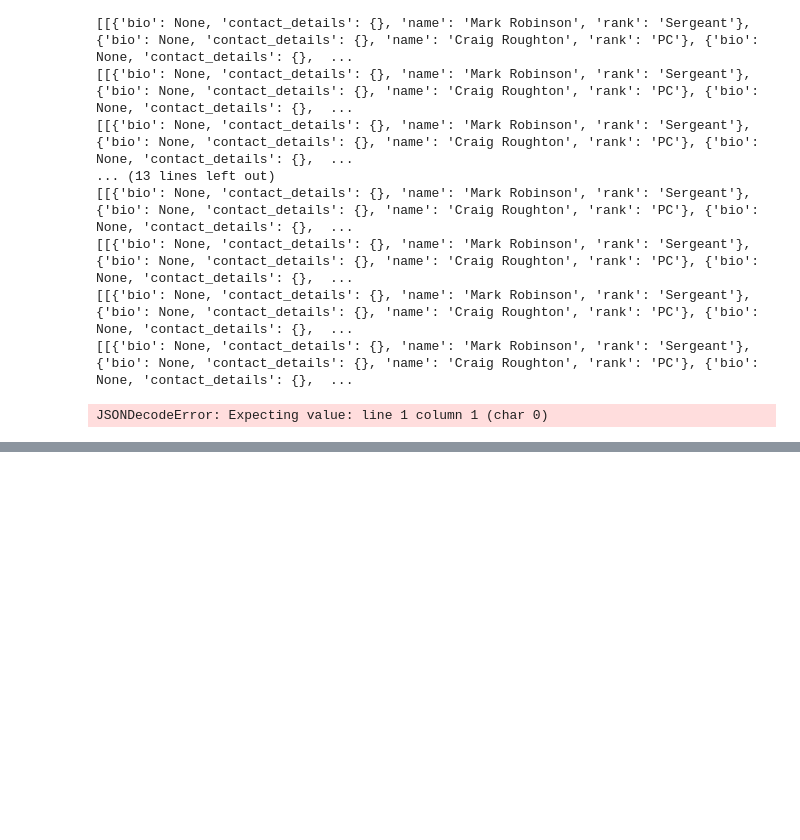
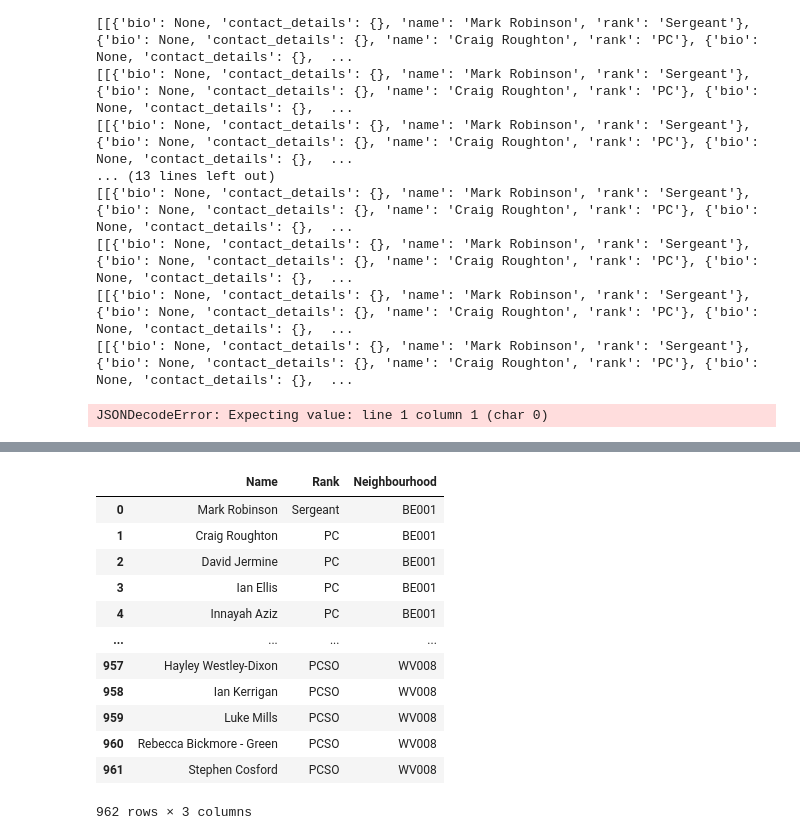
Before and after one commit to Dekonium/Justice-League, a Jupyter notebook: Departments.ipynb, the cells around one changed output, grey strips where cells are left out. Saved outputs shown, nothing was run; the diff lists cells and outputs as text; code cells hidden in the pictures; blank space fills up the shorter version.

```diff
--- a/Departments.ipynb
+++ b/Departments.ipynb
@@ -167,0 +306,18 @@ data_df
+# %%
+data_df = pd.DataFrame({i:pd.Series(j) for i, j in data.items()})
+# %%
+data_df
+# %% [output]
+|  | Name | Rank | Neighbourhood |
+| 0 | Mark Robinson | Sergeant | BE001 |
+| 1 | Craig Roughton | PC | BE001 |
+| 2 | David Jermine | PC | BE001 |
+| 3 | Ian Ellis | PC | BE001 |
+| 4 | Innayah Aziz | PC | BE001 |
+| ... | ... | ... | ... |
+| 957 | Hayley Westley-Dixon | PCSO | WV008 |
+| 958 | Ian Kerrigan | PCSO | WV008 |
+| 959 | Luke Mills | PCSO | WV008 |
+| 960 | Rebecca Bickmore - Green | PCSO | WV008 |
+| 961 | Stephen Cosford | PCSO | WV008 |
+962 rows × 3 columns
```
Also changed, not shown: parts of 12 cells of this notebook.
